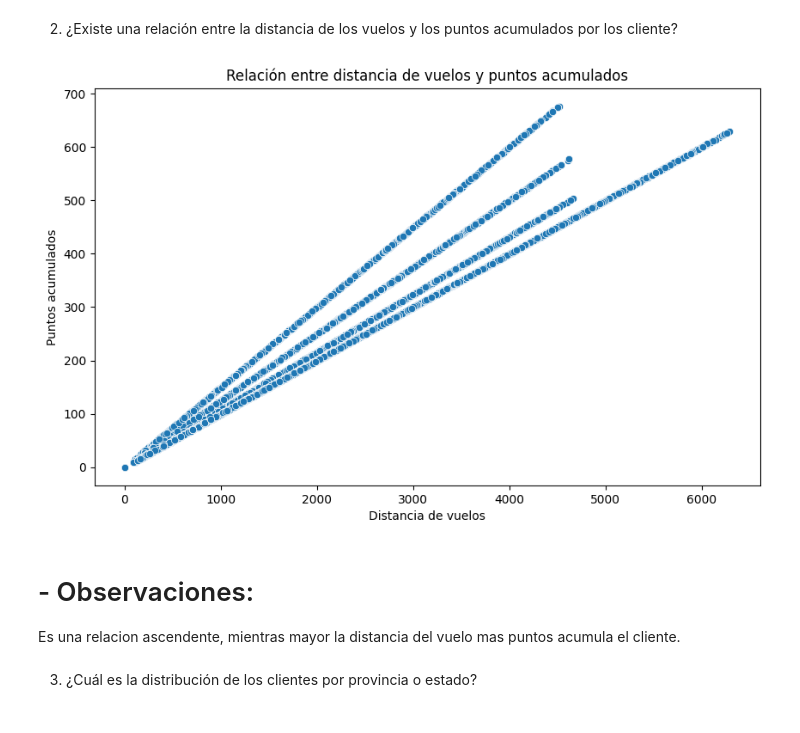
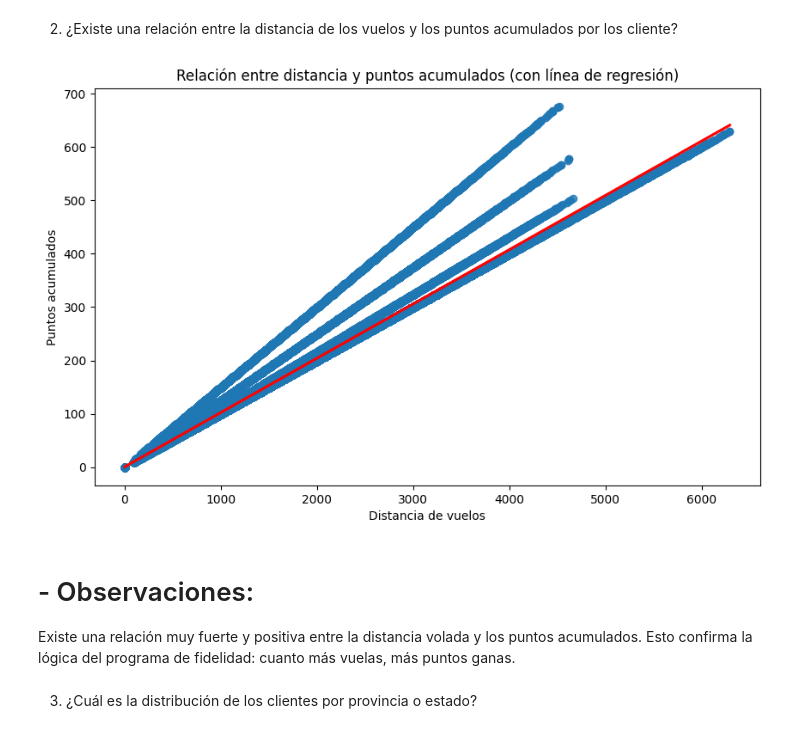
Before and after one commit to Adalab/bda-modulo-3-evaluacion-final-gabilayas, a Jupyter notebook: MOD.ipynb, the cells around one changed output. Cells and saved outputs as stored; diff of their text form; code cells hidden in the pictures.

```diff
--- a/MOD.ipynb
+++ b/MOD.ipynb
@@ -213,18 +213,18 @@ plt.xticks(range(1,13)); # Con el range hago un rango de los meses del año para
 Los meses donde se concentran la mayor cantidad de vuelos es Julio, seguido de Junio, Agosto y Diciembre. Los meses con menor cantidad de vuelos es Febrero y Enero.
 # %% [markdown]
 2. ¿Existe una relación entre la distancia de los vuelos y los puntos acumulados por los cliente?
-# %%
-# Scatterplot
-plt.figure(figsize=(10,6))
-sns.scatterplot(data=df_both, x="distance", y="points accumulated")
-plt.title("Relación entre distancia de vuelos y puntos acumulados")
-plt.xlabel("Distancia de vuelos")
-plt.ylabel("Puntos acumulados");
-# %% [output]
-[figure, removed]
-# %% [markdown]
-# - Observaciones:
-Es una relacion ascendente, mientras mayor la distancia del vuelo mas puntos acumula el cliente.
+# %%
+#Regplot
+plt.figure(figsize=(10,6))
+sns.regplot(data=df_both, x="distance", y="points accumulated", line_kws={'color':'red'})
+plt.title("Relación entre distancia y puntos acumulados (con línea de regresión)")
+plt.xlabel("Distancia de vuelos")
+plt.ylabel("Puntos acumulados");
+# %% [output]
+[figure, added]
+# %% [markdown]
+# - Observaciones:
+Existe una relación muy fuerte y positiva entre la distancia volada y los puntos acumulados. Esto confirma la lógica del programa de fidelidad: cuanto más vuelas, más puntos ganas.
 # %% [markdown]
 3. ¿Cuál es la distribución de los clientes por provincia o estado?
 # %%
```
